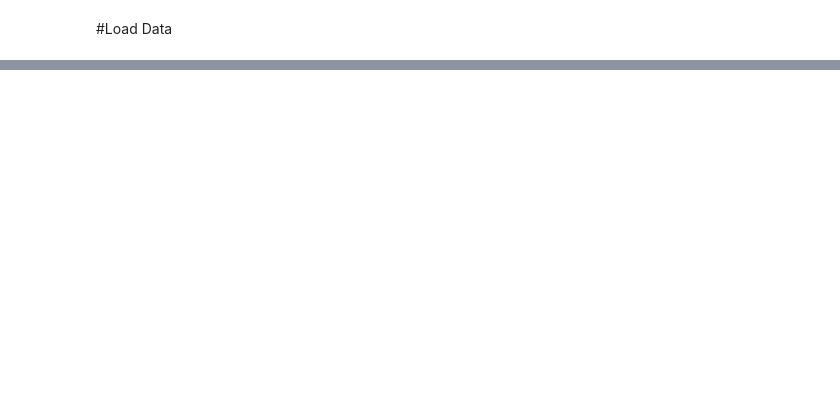
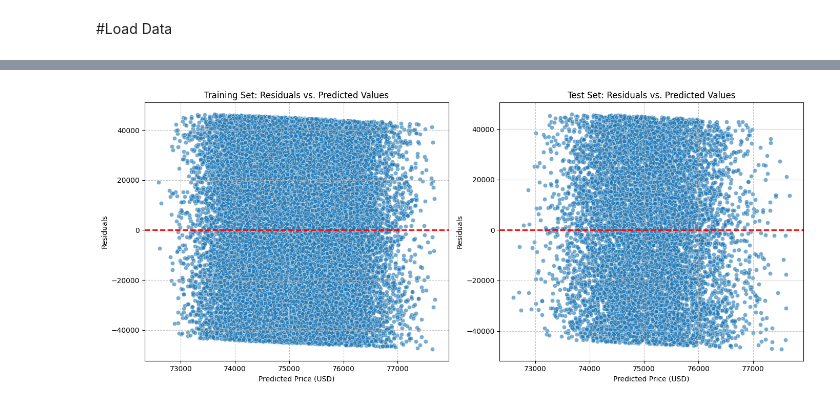
Before and after one commit to Malvocado/Machine_Learing_Final_Project, a Jupyter notebook: Linear_Regression_model.ipynb, the cells around one changed output, grey strips where cells are left out. Saved outputs shown, nothing was run; the diff lists cells and outputs as text; code cells hidden in the pictures; blank space fills up the shorter version.

```diff
--- a/Linear_Regression_model.ipynb
+++ b/Linear_Regression_model.ipynb
@@ -17,0 +275,18 @@ df.head()
+# %%
+# Make predictions on the training and test sets
+y_train_pred = model.predict(X_train)
+y_test_pred = model.predict(X_test)
+
+# Evaluate the model on the training set
+r2_train = r2_score(y_train, y_train_pred)
+mse_train = mean_squared_error(y_train, y_train_pred)
+
+print(f"Training Set R-squared: {r2_train:.4f}")
+print(f"Training Set Mean Squared Error: {mse_train:.2f}")
+
+# Evaluate the model on the test set
+r2_test = r2_score(y_test, y_test_pred)
+mse_test = mean_squared_error(y_test, y_test_pred)
+
+print(f"\nTest Set R-squared: {r2_test:.4f}")
+print(f"Test Set Mean Squared Error: {mse_test:.2f}")
@@ -17,0 +332,28 @@ df.head()
+# %%
+residuals_train = y_train - y_train_pred
+residuals_test = y_test - y_test_pred
+
+plt.figure(figsize=(14, 6))
+
+# Residuals Plot for Training Set
+plt.subplot(1, 2, 1)
+sns.scatterplot(x=y_train_pred, y=residuals_train, alpha=0.6)
+plt.axhline(y=0, color='r', linestyle='--', lw=2)
+plt.title('Training Set: Residuals vs. Predicted Values')
+plt.xlabel('Predicted Price (USD)')
+plt.ylabel('Residuals')
+plt.grid(True, linestyle='--', alpha=0.7)
+
+# Residuals Plot for Test Set
+plt.subplot(1, 2, 2)
+sns.scatterplot(x=y_test_pred, y=residuals_test, alpha=0.6)
+plt.axhline(y=0, color='r', linestyle='--', lw=2)
+plt.title('Test Set: Residuals vs. Predicted Values')
+plt.xlabel('Predicted Price (USD)')
+plt.ylabel('Residuals')
+plt.grid(True, linestyle='--', alpha=0.7)
+
+plt.tight_layout()
+plt.show()
+# %% [output]
+[figure, added]
```
Also changed, not shown: parts of 32 cells of this notebook.
